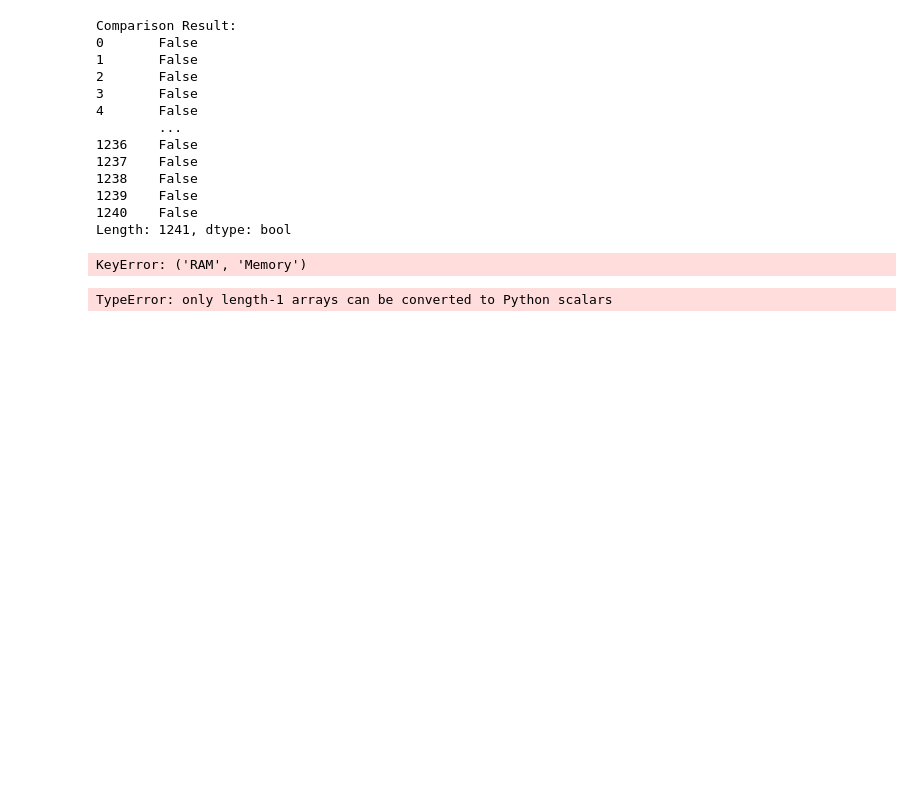
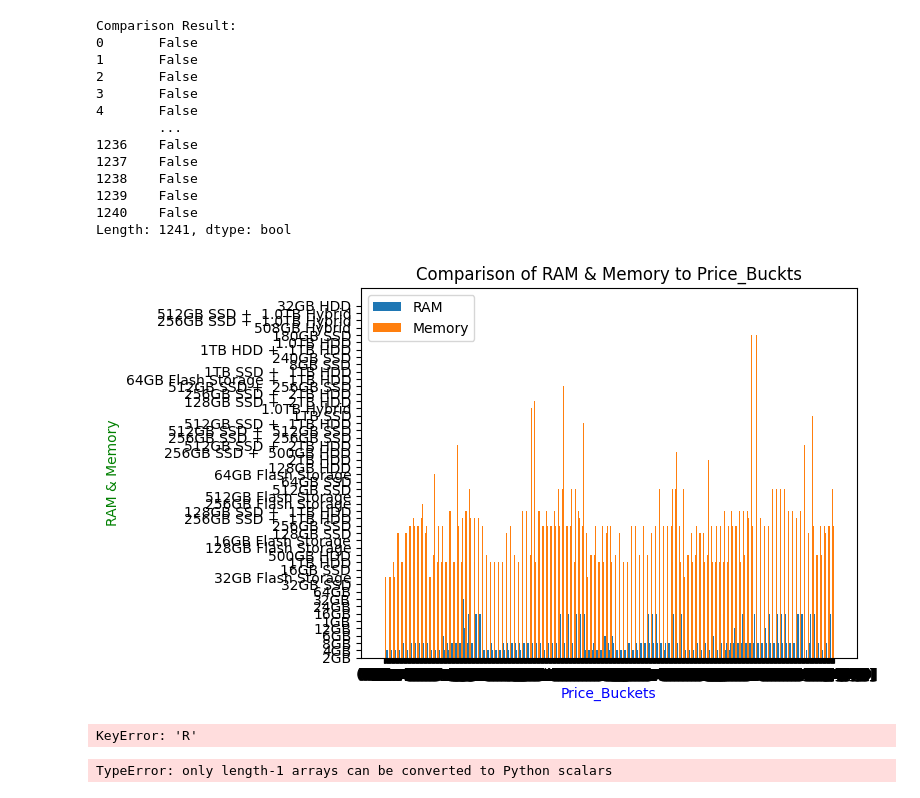
Before and after one commit to rkynhoff/CodeLouisville_Data_M2_Project, a Jupyter notebook: MiniProject_V2.ipynb, the cells around one changed output. Cells and saved outputs as stored; diff of their text form; code cells hidden in the pictures; blank space fills up the shorter version.

Commit message:
Updates to plots, better, still needs work

```diff
--- a/MiniProject_V2.ipynb
+++ b/MiniProject_V2.ipynb
@@ -567,36 +589,39 @@ Comparison Result:
 1240    False
 Length: 1241, dtype: bool
 # %%
-# Attempt #1,009,999 to graph memory and ram columns agains price buckets
+# Final Attempt to plot RAM/Memory against price buckets! Got it to work, but need to figure out spacing
 
 # X = ['Group A','Group B','Group C','Group D']
 # Ygirls = [10,20,20,40]
 # Zboys = [20,30,25,30]
 # X_axis = np.arange(len(X))
 
 # plt.bar(X_axis - 0.2, Ygirls, 0.4, label = 'Girls')
 # plt.bar(X_axis + 0.2, Zboys, 0.4, label = 'Boys')
 
 # plt.xticks(X_axis, X)
 # plt.xlabel("Groups")
 # plt.ylabel("Number of Students")
 # plt.title("Number of Students in each group")
 # plt.legend()
 # plt.show()
-X = laptop_data_clean["RAM","Memory"]
-x_axis = np.arange(len(x))
+X = laptop_data_clean["Price_Buckets"]
+Y = laptop_data_clean["RAM"]
+Z = laptop_data_clean["Memory"]
 
-plt.bar(x_axis - 0.2,laptop_data_clean["RAM"], 0.4, label = "RAM")
-plt.bar(x_axis + 0.2, laptop_data_clean["Memory"], 0.4, label = "Memory")
+X_axis = np.arange(len(X))
 
-plt.xticks(x_axis,X)
-plt.xlabel(laptop_data_clean["Price_Buckets"])
-plt.ylabel("RAM & Memory")
+plt.bar(X_axis - 0.2, Y, 0.4, label = "RAM")
+plt.bar(X_axis + 0.2, Z, 0.4, label = "Memory")
+
+plt.xticks(X_axis,X)
+plt.xlabel("Price_Buckets",color = "blue")
+plt.ylabel("RAM & Memory", color = "green")
 plt.title("Comparison of RAM & Memory to Price_Buckts")
 plt.legend()
 plt.show()
 # %% [output]
-KeyError: ('RAM', 'Memory')
+[figure, added]
 # %%
 # assuming 'df' is your Pandas DataFrame
 # x_cols = ['RAM', 'Memory']  # columns to compare
@@ -608,11 +633,13 @@ KeyError: ('RAM', 'Memory')
 # plt.title('Comparison of {} to {}'.format(', '.join(x_cols), y_col))
 # plt.show()
 
-plt.bar(laptop_data_clean["RAM"],laptop_data_clean["Memory"], c=laptop_data_clean["Price_Buckets"])
+plt.bar(laptop_data_clean["RAM"[0]],laptop_data_clean["Memory"[1]], c=laptop_data_clean["Price_Buckets"[y]])
 plt.xlabel("Price Buckets")
 plt.ylabel("Memory & RAM")
 plt.title("Comparison of RAM & Memory to Price Buckets")
 plt.show()
+# %% [output]
+KeyError: 'R'
 # %%
 #plt.bar(df['Category'], df['Value1'], label='Value1')
 #plt.bar(df['Category'], df['Value2'], bottom=df['Value1'], label='Value2')
```
Also changed, not shown: parts of 3 cells of this notebook.
